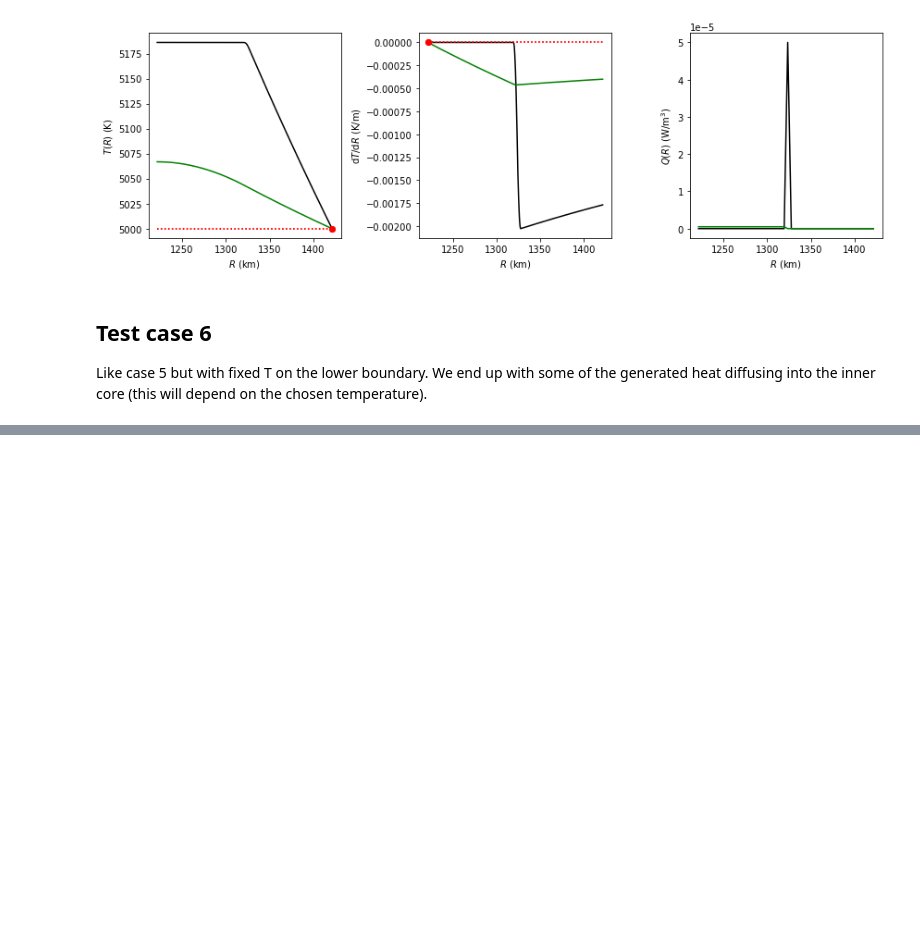
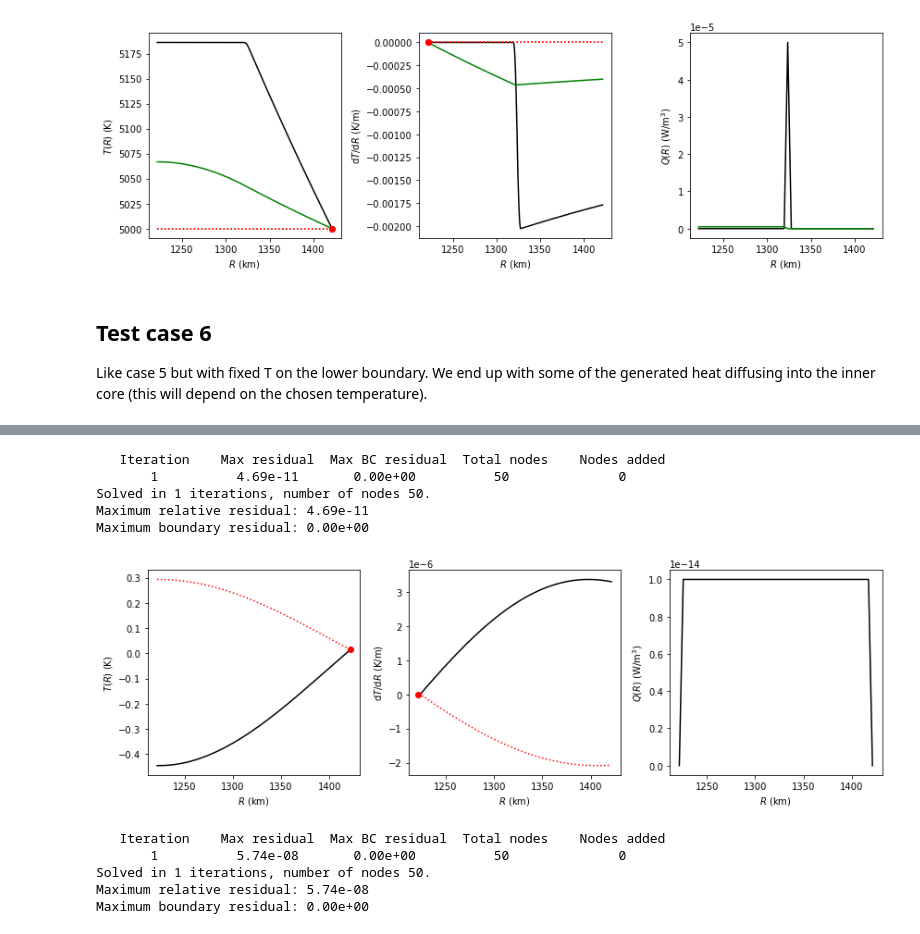
Before and after one commit to andreww/slurry, a Jupyter notebook: f-layer-diffusion.ipynb, the cells around one changed output, grey strips where cells are left out. Saved outputs shown, nothing was run; the diff lists cells and outputs as text; code cells hidden in the pictures; blank space fills up the shorter version.

```diff
--- a/f-layer-diffusion.ipynb
+++ b/f-layer-diffusion.ipynb
@@ -316,0 +421,54 @@ plt.show()
+# %%
+dl = 1.0E-8
+_, _, _, fe_density, _, _ = feot.densities(1.0, 330.0, 5700.0)
+
+mass_rate = np.ones_like(r) * 10.0E-15 # kg m^-3 s^-1 equivelent to case 7 with sensible heat
+mass_rate[0] = 0.0
+mass_rate[-1] = 0.0
+
+x_top = 0.95
+initial_x = out_xs
+
+
+c_top = feot.mass_percent_o(x_top)/100.0
+initial_c = feot.mass_percent_o(initial_x)/100.0
+initial_dcdr = np.gradient(initial_c, r)
+
+fig, axs = plt.subplots(ncols=3, figsize=(12,4))
+
+
+
+out_cs = layer_diffusion.solve_layer_diffusion(r, mass_rate, dl*fe_density, initial_c, derivative_guess=initial_dcdr,
+                                               top_value_bc=c_top, bottom_derivative_bc=0.0, fig_axs=axs, composition=True)
+
+new_out_xs = feot.mol_frac_fe(out_cs * 100.0)
+fig.tight_layout()
+plt.show()
+# %% [output]
+   Iteration    Max residual  Max BC residual  Total nodes    Nodes added
+       1          4.69e-11       0.00e+00          50              0
+Solved in 1 iterations, number of nodes 50.
+Maximum relative residual: 4.69e-11
+Maximum boundary residual: 0.00e+00
+[figure, added]
+# %%
+import scipy.integrate as spi
+def fun(x, y):
+    dy0_by_dx = y[1]
+    dy1_by_dx = - y[0]
+
+    return np.vstack((dy0_by_dx, dy1_by_dx))
+
+
+def bc(ya, yb):
+    return np.array([ya[0] - 0.0, yb[0] - 1.0])
+
+
+# Run the solver
+result = spi.solve_bvp(fun, bc, np.linspace(0.0, 1.0), [np.linspace(0.0, 1.0),np.linspace(0.0, 1.0)], verbose=2)
+# %% [output]
+   Iteration    Max residual  Max BC residual  Total nodes    Nodes added
+       1          5.74e-08       0.00e+00          50              0
+Solved in 1 iterations, number of nodes 50.
+Maximum relative residual: 5.74e-08
+Maximum boundary residual: 0.00e+00
```
Also changed, not shown: parts of 15 cells of this notebook, 1 other file.
